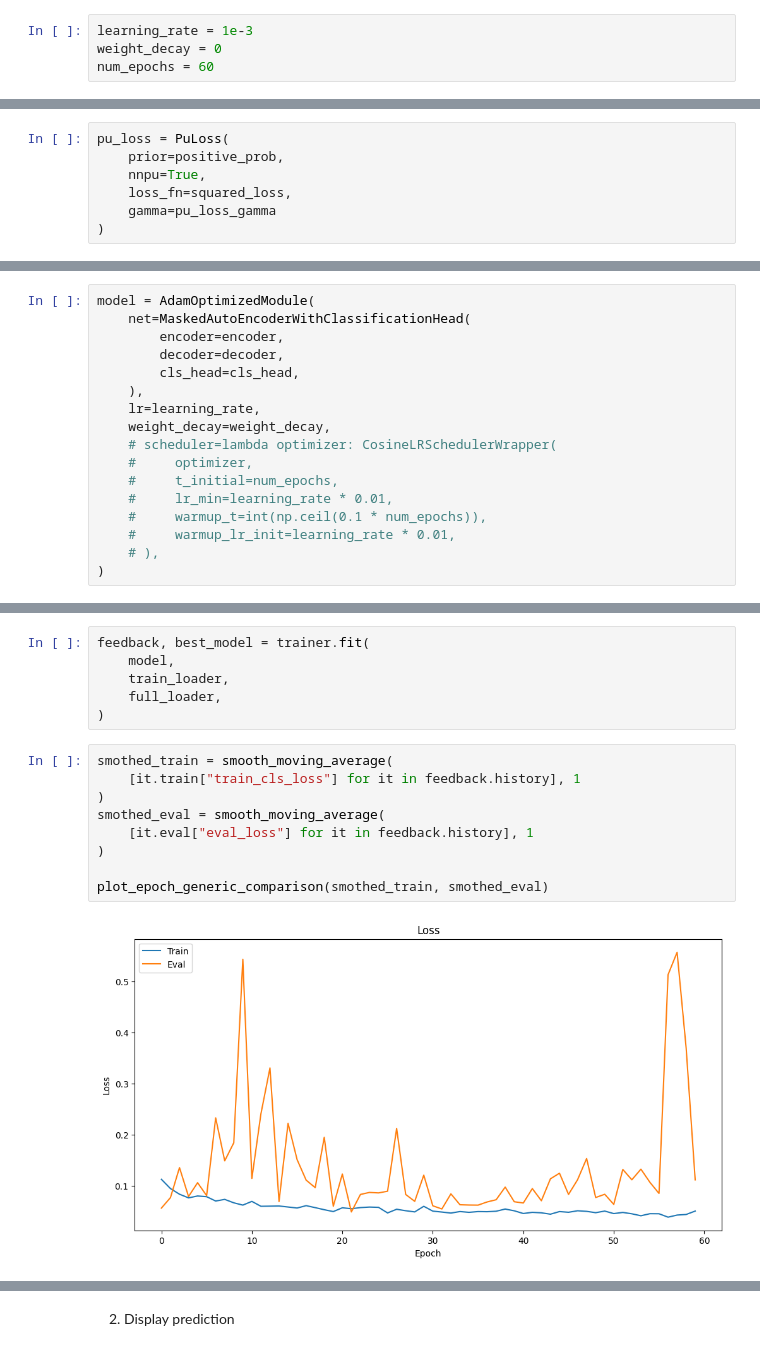
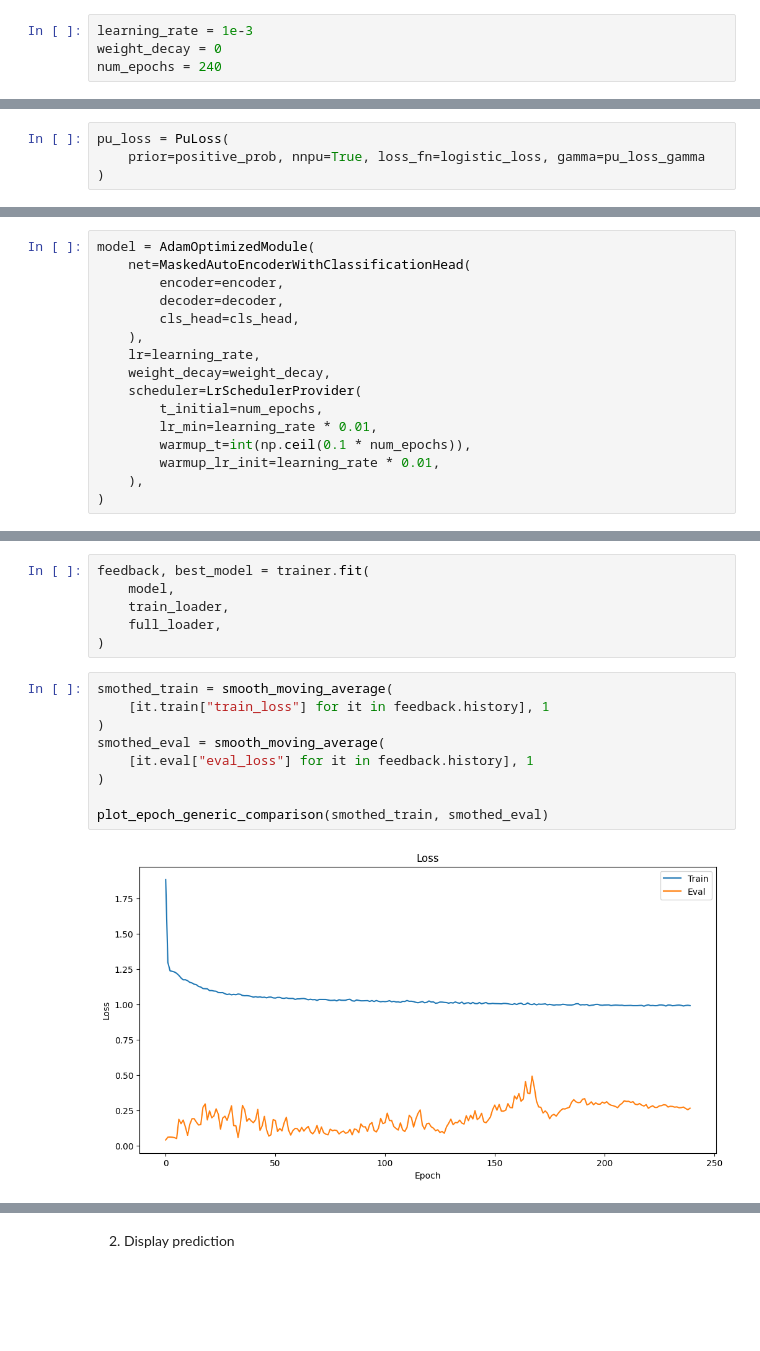
Before and after one commit to melalex/hsi-classification-playground, a Jupyter notebook: notebooks/2-06-bin-mae-pu.ipynb, the cells around one changed output, grey strips where cells are left out. Drawn from its saved outputs; the diff is of its cells as text; blank space fills up the shorter version.

```diff
--- a/notebooks/2-06-bin-mae-pu.ipynb
+++ b/notebooks/2-06-bin-mae-pu.ipynb
@@ -66,7 +67,7 @@ data_point_count = 171
 # %%
 learning_rate = 1e-3
 weight_decay = 0
-num_epochs = 60
+num_epochs = 240
 # %%
 loss_alpha = 1
 loss_beta = 0.1
@@ -205,10 +206,7 @@ def extract_prediction(y_hat):
     return (torch.sigmoid(y_hat) > 0.5).to(dtype=torch.int)
 # %%
 pu_loss = PuLoss(
-    prior=positive_prob,
-    nnpu=True,
-    loss_fn=squared_loss,
-    gamma=pu_loss_gamma
+    prior=positive_prob, nnpu=True, loss_fn=logistic_loss, gamma=pu_loss_gamma
 )
 # %%
 encoder = DBDA(
@@ -237,13 +235,12 @@ model = AdamOptimizedModule(
     ),
     lr=learning_rate,
     weight_decay=weight_decay,
-    # scheduler=lambda optimizer: CosineLRSchedulerWrapper(
-    #     optimizer,
-    #     t_initial=num_epochs,
-    #     lr_min=learning_rate * 0.01,
-    #     warmup_t=int(np.ceil(0.1 * num_epochs)),
-    #     warmup_lr_init=learning_rate * 0.01,
-    # ),
+    scheduler=LrSchedulerProvider(
+        t_initial=num_epochs,
+        lr_min=learning_rate * 0.01,
+        warmup_t=int(np.ceil(0.1 * num_epochs)),
+        warmup_lr_init=learning_rate * 0.01,
+    ),
 )
 # %%
 trainer = MaskedAutoEncoderWithClasificationTrainer(
@@ -272,15 +269,15 @@ feedback, best_model = trainer.fit(
 )
 # %%
 smothed_train = smooth_moving_average(
-    [it.train["train_cls_loss"] for it in feedback.history], 1
+    [it.train["train_loss"] for it in feedback.history], 1
 )
 smothed_eval = smooth_moving_average(
     [it.eval["eval_loss"] for it in feedback.history], 1
 )
 
 plot_epoch_generic_comparison(smothed_train, smothed_eval)
 # %% [output]
-[figure, old version]
+[figure, new version]
 # %%
 smooth_f1 = smooth_moving_average([it.eval["eval_f1"] for it in feedback.history], 1)
 
```
Also changed, not shown: parts of 8 cells of this notebook, 24 other files.
